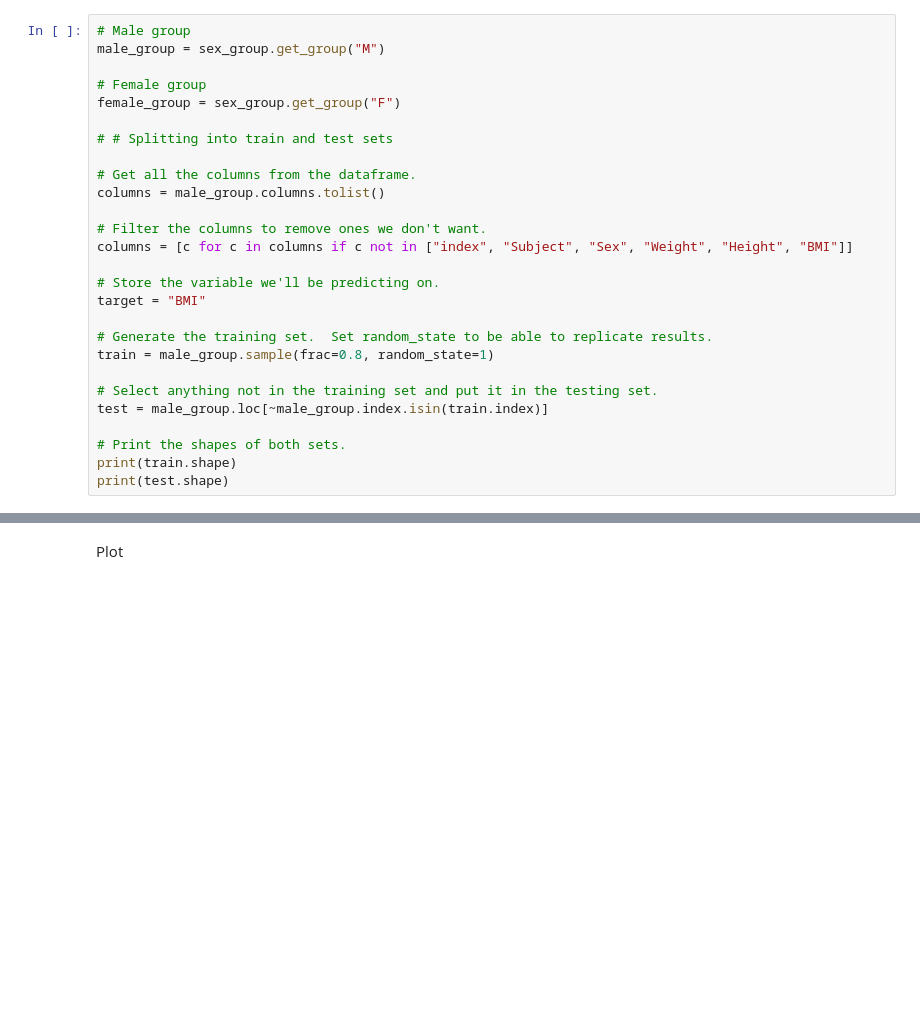
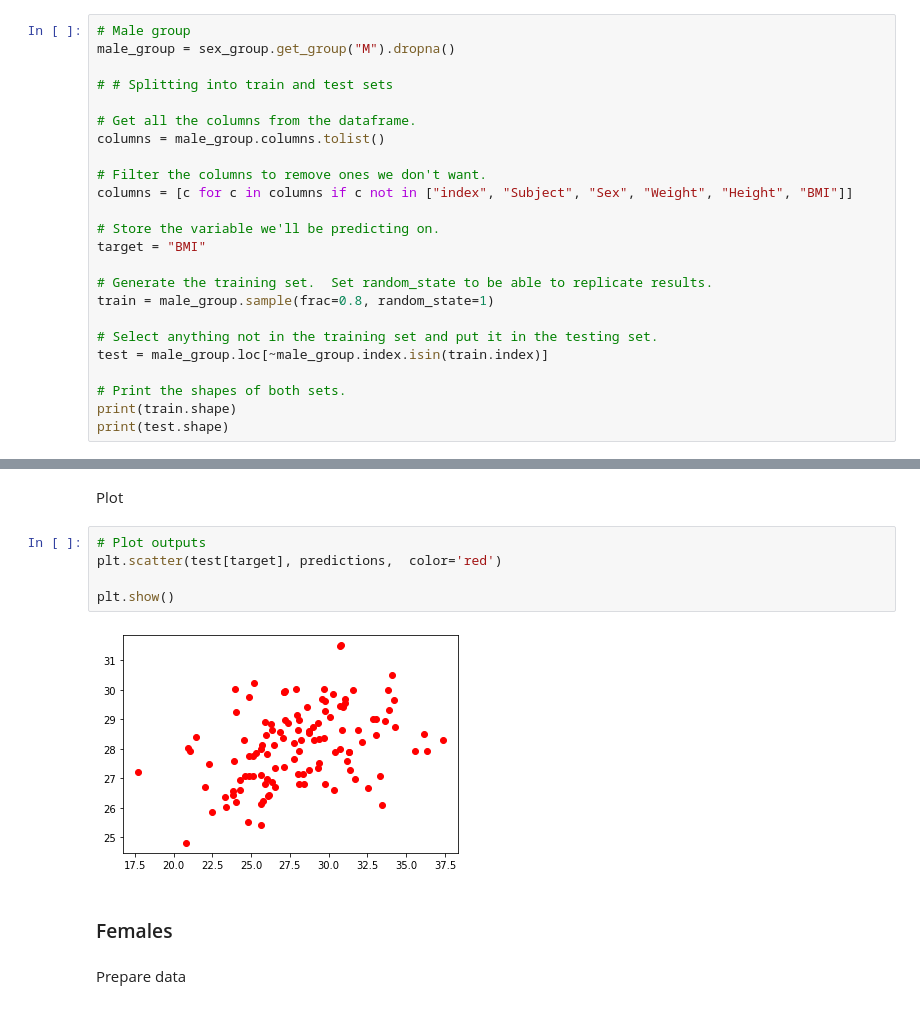
Before and after one commit to jaimebarran/a-eye_segmentation, a Jupyter notebook: deep_learning/3D_multilabel/extract_biometrics.ipynb, the cells around one changed output, grey strips where cells are left out. Drawn from its saved outputs; the diff is of its cells as text; blank space fills up the shorter version.

```diff
--- a/deep_learning/3D_multilabel/extract_biometrics.ipynb
+++ b/deep_learning/3D_multilabel/extract_biometrics.ipynb
@@ -1783,10 +1795,7 @@ plt.savefig('/mnt/sda1/Repos/a-eye/Output/bmi_vs_volume/dist_gaussian_vol_bmi_fe
 Prepare data
 # %%
 # Male group
-male_group = sex_group.get_group("M")
-
-# Female group
-female_group = sex_group.get_group("F")
+male_group = sex_group.get_group("M").dropna()
 
 # # Splitting into train and test sets
 
@@ -1855,2 +1886,13 @@ Variance score (R²-score): 0.08
 # %% [markdown]
 Plot
+# %%
+# Plot outputs
+plt.scatter(test[target], predictions,  color='red')
+
+plt.show()
+# %% [output]
+[figure, added]
+# %% [markdown]
+### Females
+# %% [markdown]
+Prepare data
```
Also changed, not shown: parts of 22 cells of this notebook.
